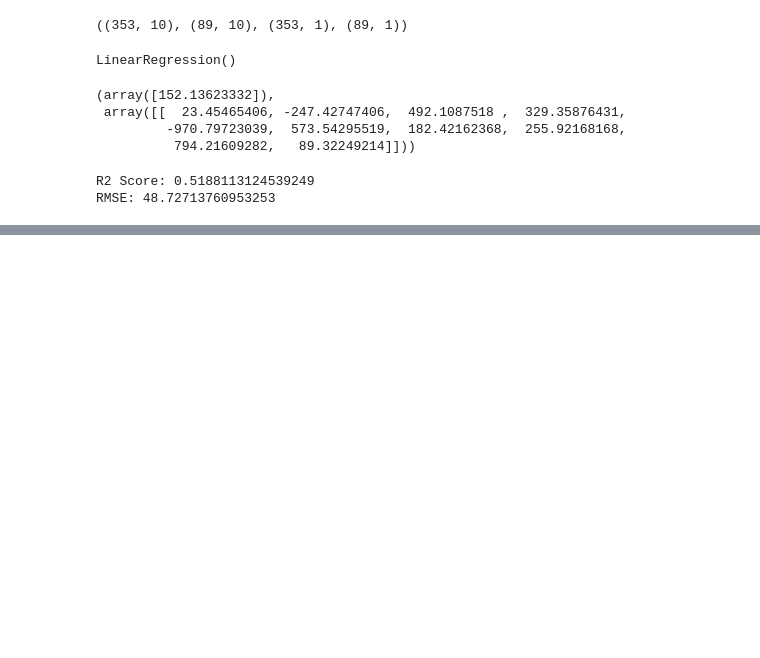
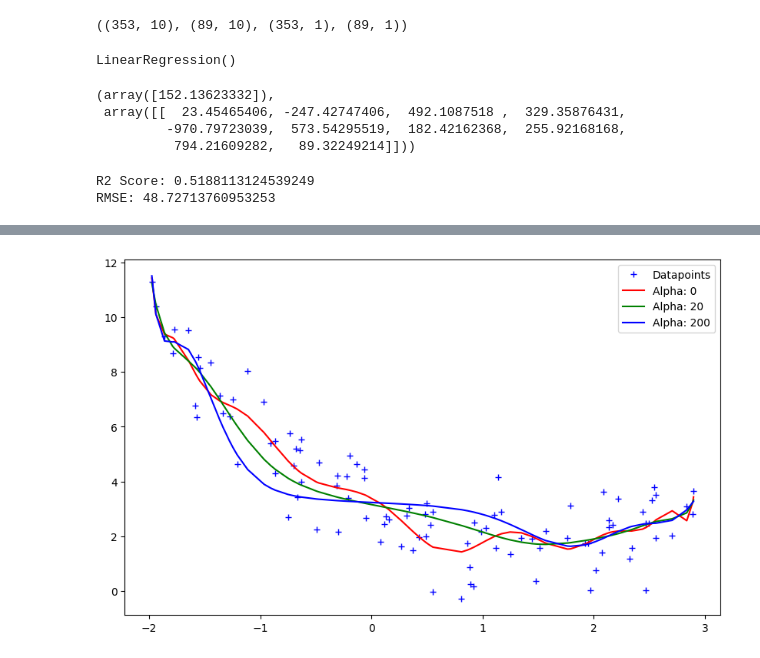
Before and after one commit to HamadKhan345/ml-study-repo, a Jupyter notebook: RidgeRegression_L2Regularization.ipynb, the cells around one changed output, grey strips where cells are left out. Saved outputs shown, nothing was run; the diff lists cells and outputs as text; code cells hidden in the pictures; blank space fills up the shorter version.

```diff
--- a/RidgeRegression_L2Regularization.ipynb
+++ b/RidgeRegression_L2Regularization.ipynb
@@ -105,0 +116,24 @@ RMSE: 70.25956272917782
+# %%
+def get_preds_ridge(x1, x2, alpha):
+    model = Pipeline([
+        ('poly_feats', PolynomialFeatures(degree=16)),
+        ('ridge', Ridge(alpha=alpha))
+    ])
+    model.fit(x1, x2)
+    return model.predict(x1)
+
+alphas = [0, 20, 200]
+cs = ['r', 'g', 'b']
+
+plt.figure(figsize=(10, 6))
+plt.plot(x1, x2, 'b+', label='Datapoints')
+
+for alpha, c in zip(alphas, cs):
+    preds = get_preds_ridge(x1, x2, alpha)
+    # Plot
+    plt.plot(sorted(x1[:, 0]), preds[np.argsort(x1[:, 0])], c, label='Alpha: {}'.format(alpha))
+
+plt.legend()
+plt.show()
+# %% [output]
+[figure, added]
```
Also changed, not shown: parts of 5 cells of this notebook.
